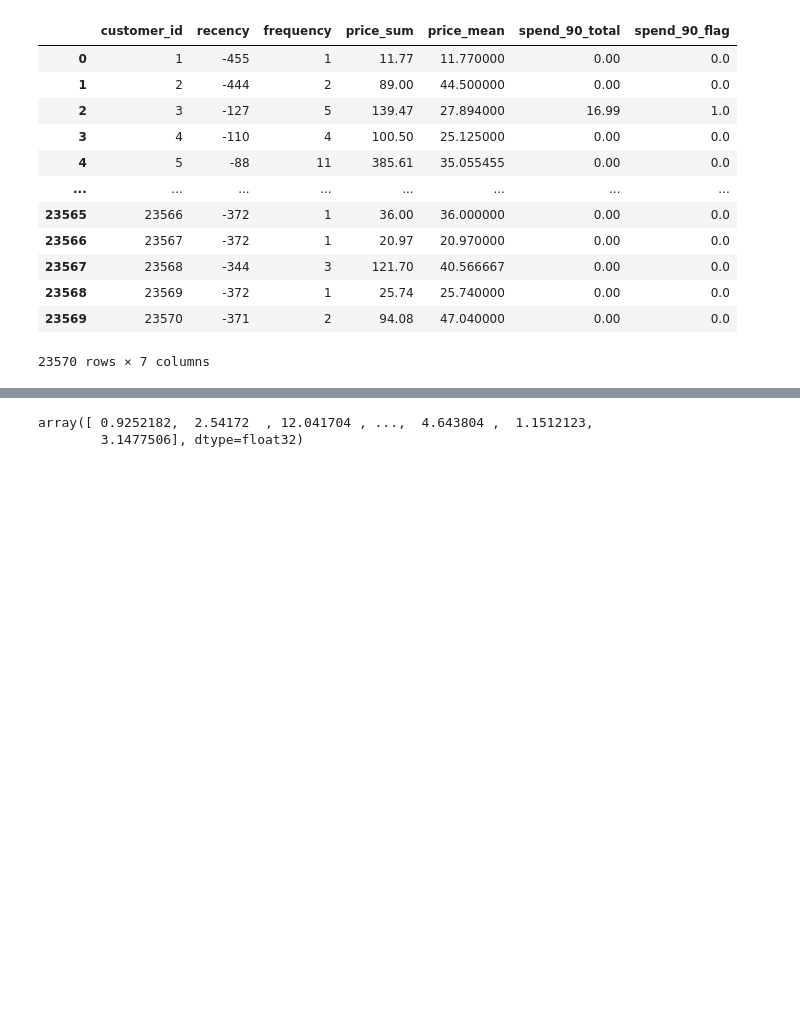
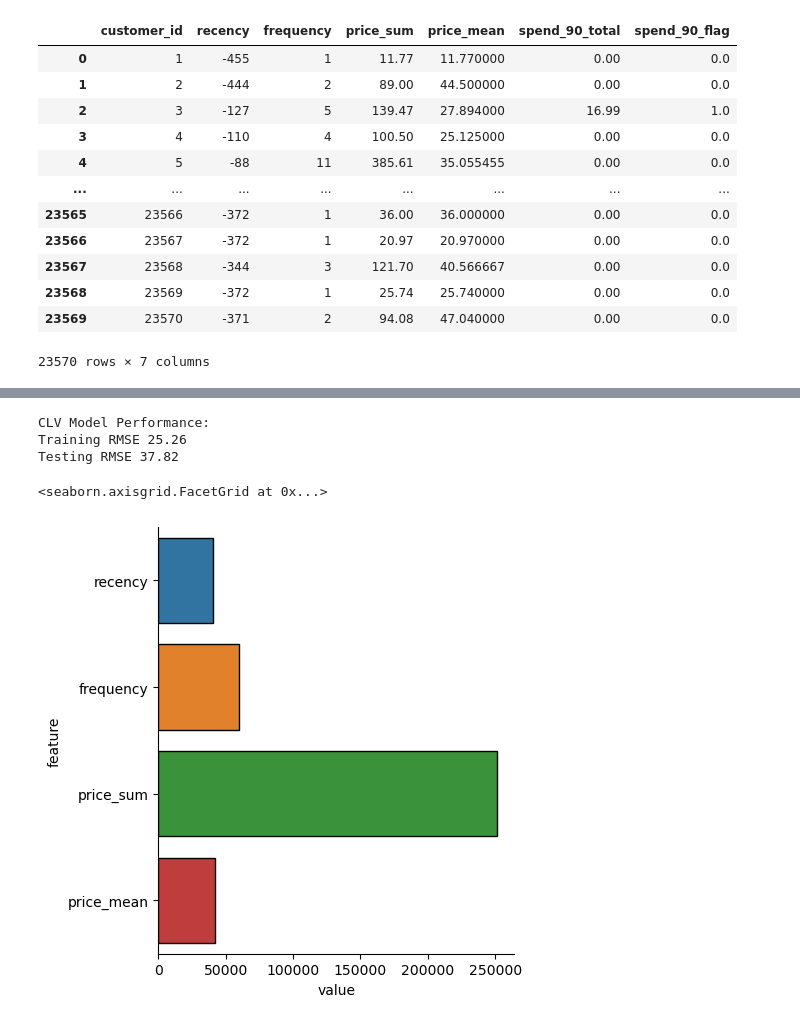
Before and after one commit to YashChowdhary34/predictive_clv_behaviour_analysis, a Jupyter notebook: models/spend_amount_model.ipynb, the cells around one changed output, grey strips where cells are left out. Saved outputs shown, nothing was run; the diff lists cells and outputs as text; code cells hidden in the pictures; blank space fills up the shorter version.

```diff
--- a/models/spend_amount_model.ipynb
+++ b/models/spend_amount_model.ipynb
@@ -65,0 +41,22 @@ XGBRegressor(base_score=None, booster=None, callbacks=None,
+# %%
+X_train, X_test, y_train, y_test = train_test_split(X, y, test_size=0.2, random_state=42)
+
+# Initialize XGBoost Regressor
+xgb = XGBRegressor(objective='reg:squarederror', random_state=42)
+
+# Hyperparameter tuning
+param_grid = {
+    'n_estimators': [100, 200, 300],
+    'max_depth': [3, 5, 7],
+    'learning_rate': [0.01, 0.1, 0.2],
+    'subsample': [0.7, 0.8, 0.9]
+}
+
+grid_search = GridSearchCV(estimator=xgb, param_grid=param_grid, cv=5, scoring='neg_mean_absolute_error', n_jobs=-1)
+grid_search.fit(X_train, y_train)
+
+# Best model
+best_model = grid_search.best_estimator_
+
+# Predictions
+y_pred = best_model.predict(X_test)
@@ -76,5 +90,29 @@ predictions_req = xgb_reg_model.predict(X)
-# %%
-predictions_req
-# %% [output]
-array([ 0.9252182,  2.54172  , 12.041704 , ...,  4.643804 ,  1.1512123,
-        3.1477506], dtype=float32)
+# %%
+rfr = RandomForestRegressor(n_estimators=100, max_depth=7, random_state=42)
+
+rfr.fit(X_train, y_train)
+
+train_predictions = rfr.predict(X_train)
+test_predictions = rfr.predict(X_test)
+
+print('CLV Model Performance:')
+print(f'Training RMSE {np.sqrt(mean_squared_error(y_train, train_predictions)):.2f}')
+print(f'Testing RMSE {np.sqrt(mean_squared_error(y_test, test_predictions)):.2f}')
+# %% [output]
+CLV Model Performance:
+Training RMSE 25.26
+Testing RMSE 37.82
+# %%
+feature_imp_dict = best_model.get_booster().get_score(importance_type='gain')
+# %%
+feature_imp_df = pd.DataFrame(
+  data={
+    'feature': list(feature_imp_dict.keys()),
+    'value': list(feature_imp_dict.values())
+  }
+)
+# %%
+sns.catplot(data=feature_imp_df, x='value', y='feature', kind='bar', edgecolor='black')
+# %% [output]
+<seaborn.axisgrid.FacetGrid at 0x...>
+[figure, added]
```
Also changed, not shown: parts of 11 cells of this notebook, 4 other files.
